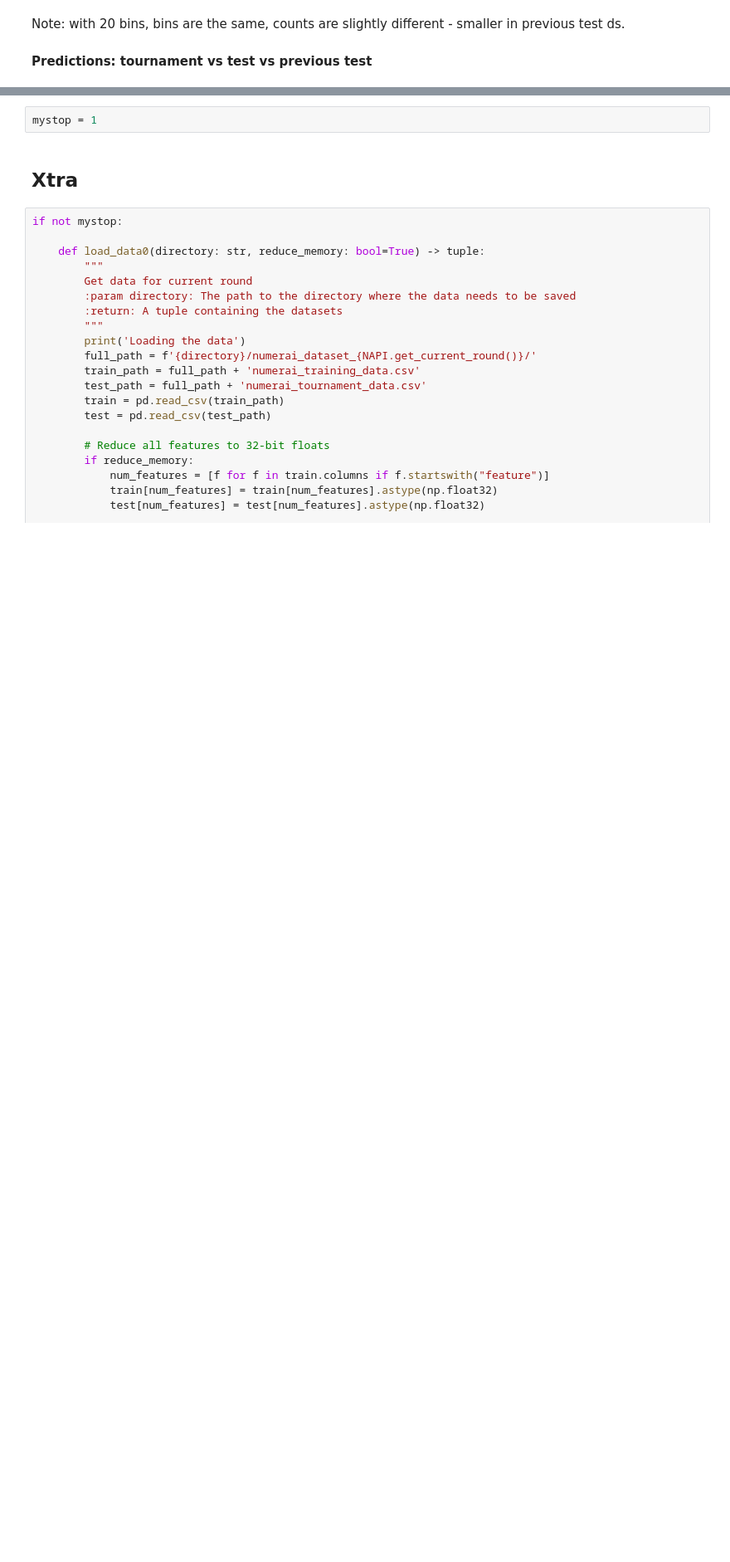
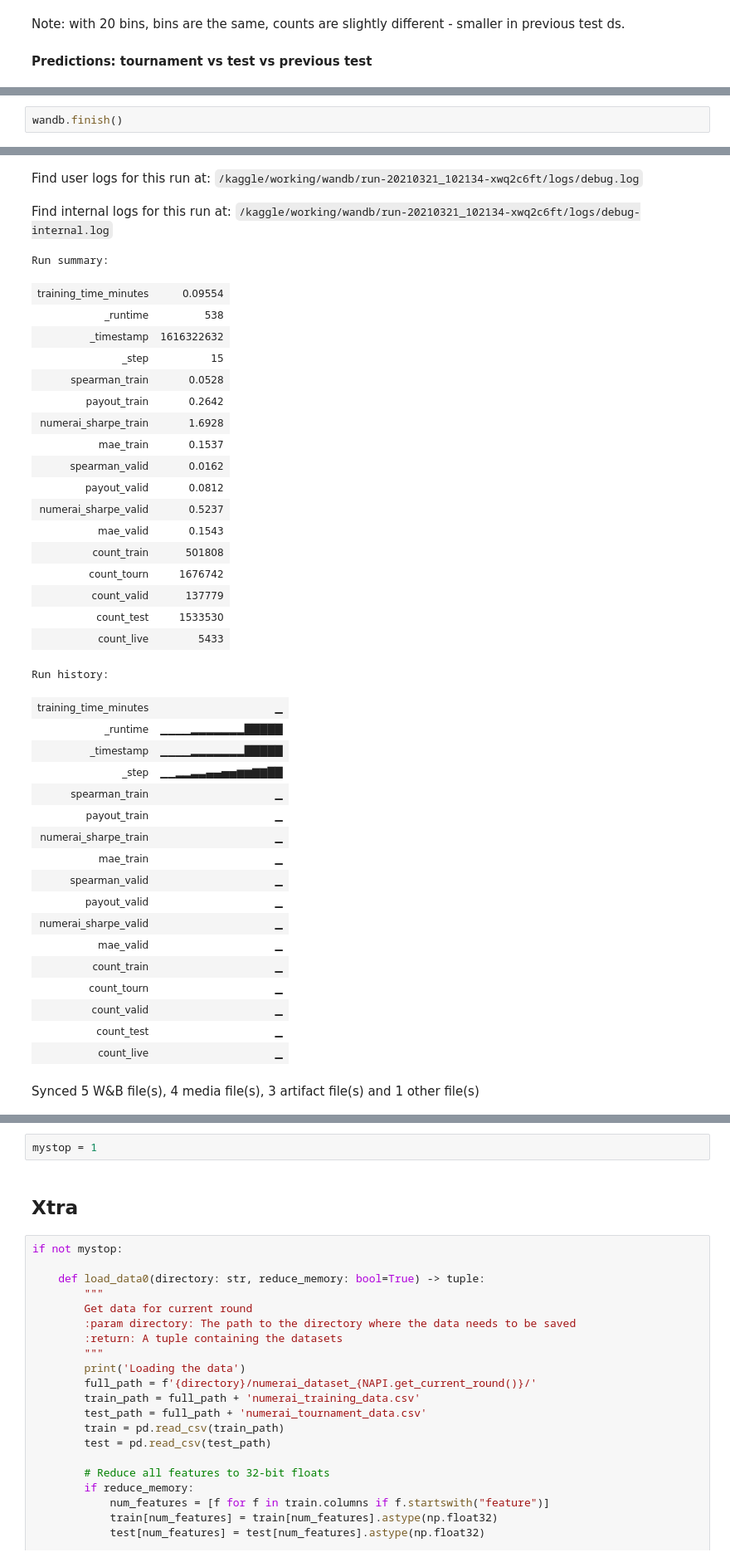
Before and after one commit to anyaconda/myNumerai, a Jupyter notebook: myNumerai_linear_starter.ipynb, the cells around one changed output, grey strips where cells are left out. Shown: that part at 83% size. Cells and saved outputs as stored; diff of their text form; blank space fills up the shorter version.

Commit message:
Kaggle kernel. myNumerai starter: EDA, Linear model, Evaluate metrics. Same submission for round 256, model anyaconda e6424243; validation correlation: 0.0162

```diff
--- a/myNumerai_linear_starter.ipynb
+++ b/myNumerai_linear_starter.ipynb
@@ -657,0 +743,3 @@ Predictions tail: test previous          target  prediction
+# %%
+wandb.finish()
+# %% [output]
@@ -657,0 +748,39 @@ Predictions tail: test previous          target  prediction
+Find user logs for this run at: /kaggle/working/wandb/run-20210321_102134-xwq2c6ft/logs/debug.log
+Find internal logs for this run at: /kaggle/working/wandb/run-20210321_102134-xwq2c6ft/logs/debug-internal.log
+Run summary:
+| training_time_minutes | 0.09554 |
+| _runtime | 538 |
+| _timestamp | 1616322632 |
+| _step | 15 |
+| spearman_train | 0.0528 |
+| payout_train | 0.2642 |
+| numerai_sharpe_train | 1.6928 |
+| mae_train | 0.1537 |
+| spearman_valid | 0.0162 |
+| payout_valid | 0.0812 |
+| numerai_sharpe_valid | 0.5237 |
+| mae_valid | 0.1543 |
+| count_train | 501808 |
+| count_tourn | 1676742 |
+| count_valid | 137779 |
+| count_test | 1533530 |
+| count_live | 5433 |
+Run history:
+| training_time_minutes | ▁ |
+| _runtime | ▁▁▁▁▂▂▂▂▂▂▂█████ |
+| _timestamp | ▁▁▁▁▂▂▂▂▂▂▂█████ |
+| _step | ▁▁▂▂▃▃▄▄▅▅▆▆▇▇██ |
+| spearman_train | ▁ |
+| payout_train | ▁ |
+| numerai_sharpe_train | ▁ |
+| mae_train | ▁ |
+| spearman_valid | ▁ |
+| payout_valid | ▁ |
+| numerai_sharpe_valid | ▁ |
+| mae_valid | ▁ |
+| count_train | ▁ |
+| count_tourn | ▁ |
+| count_valid | ▁ |
+| count_test | ▁ |
+| count_live | ▁ |
+Synced 5 W&B file(s), 4 media file(s), 3 artifact file(s) and 1 other file(s)
```
Also changed, not shown: parts of 40 cells of this notebook.
